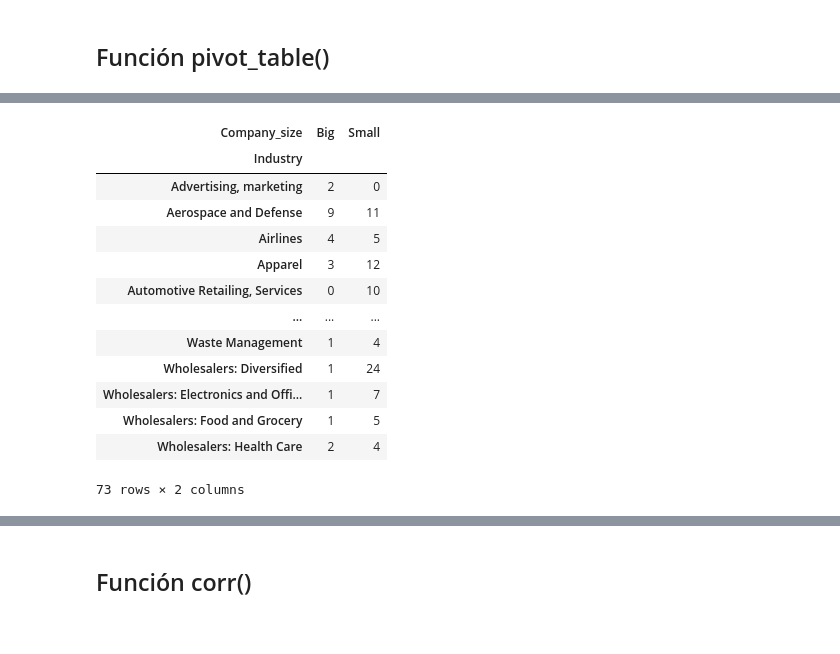
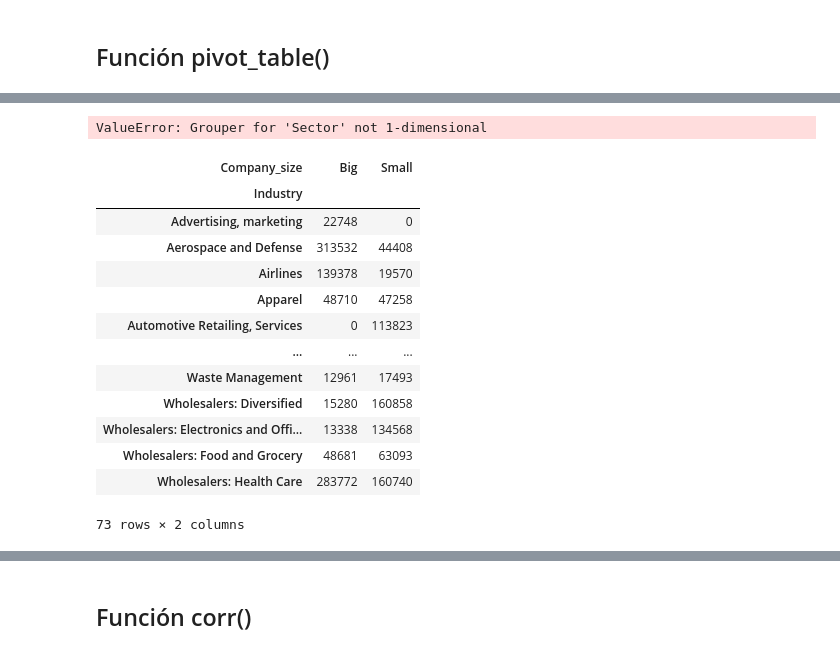
Before and after one commit to carlos1680/CPEDS, a Jupyter notebook: modulo2/4 Estadistica descriptiva/Laboratorio_descriptiva.ipynb, the cells around one changed output, grey strips where cells are left out. Saved outputs shown, nothing was run; the diff lists cells and outputs as text; code cells hidden in the pictures.

```diff
--- a/modulo2/4 Estadistica descriptiva/Laboratorio_descriptiva.ipynb
+++ b/modulo2/4 Estadistica descriptiva/Laboratorio_descriptiva.ipynb
@@ -167,30 +393,33 @@ Name: Company_size, dtype: int64
 # %%
 pd.pivot_table(data = fortune,
-               values = 'Revenue',
+               values='Sector',
                index = ['Sector'],
                columns = ['Company_size'],
                aggfunc = 'size')
+# %% [output]
+ValueError: Grouper for 'Sector' not 1-dimensional
 # %%
 pd.pivot_table(data = fortune,
                values = 'Revenue',
                index = ['Industry'],
                columns = ['Company_size'],
-               aggfunc = 'size',
-               fill_value = 0)
+               aggfunc = 'sum',
+               fill_value = 0
+               )
 # %% [output]
 | Company_size | Big | Small |
 | Industry |  |  |
-| Advertising, marketing | 2 | 0 |
-| Aerospace and Defense | 9 | 11 |
-| Airlines | 4 | 5 |
-| Apparel | 3 | 12 |
-| Automotive Retailing, Services | 0 | 10 |
+| Advertising, marketing | 22748 | 0 |
+| Aerospace and Defense | 313532 | 44408 |
+| Airlines | 139378 | 19570 |
+| Apparel | 48710 | 47258 |
+| Automotive Retailing, Services | 0 | 113823 |
 | ... | ... | ... |
-| Waste Management | 1 | 4 |
-| Wholesalers: Diversified | 1 | 24 |
-| Wholesalers: Electronics and Offi... | 1 | 7 |
-| Wholesalers: Food and Grocery | 1 | 5 |
-| Wholesalers: Health Care | 2 | 4 |
+| Waste Management | 12961 | 17493 |
+| Wholesalers: Diversified | 15280 | 160858 |
+| Wholesalers: Electronics and Offi... | 13338 | 134568 |
+| Wholesalers: Food and Grocery | 48681 | 63093 |
+| Wholesalers: Health Care | 283772 | 160740 |
 73 rows × 2 columns
 # %%
 pd.pivot_table(data = fortune,
```
Also changed, not shown: parts of 18 cells of this notebook, 3 other files.
